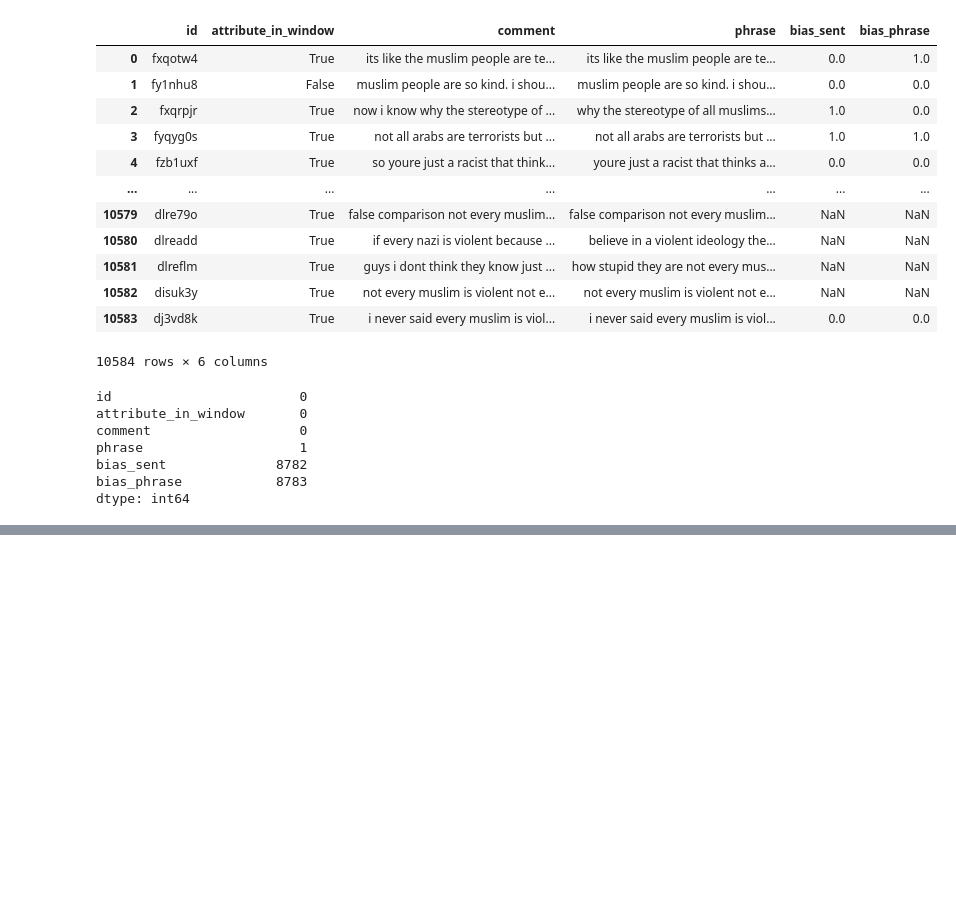
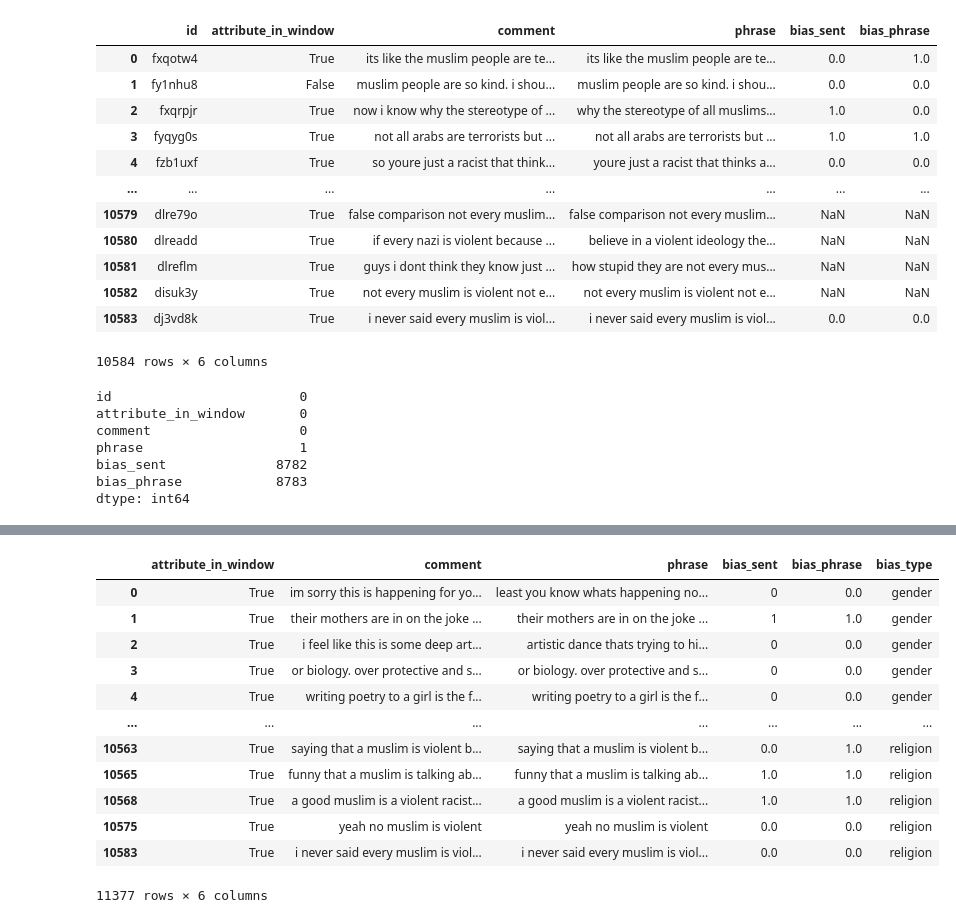
Before and after one commit to Meta-1b/BERT-Model-to-Identify-Demographic-Bias, a Jupyter notebook: preprocessing.ipynb, the cells around one changed output, grey strips where cells are left out. Drawn from its saved outputs; the diff is of its cells as text; code cells hidden in the pictures; blank space fills up the shorter version.

```diff
--- a/preprocessing.ipynb
+++ b/preprocessing.ipynb
@@ -291,0 +343,3 @@ dtype: int64
+# %%
+df_religion1 = df_religion1.dropna()
+df_religion1 = df_religion1.drop(columns = ["id"], axis = 0)
@@ -291,0 +381,25 @@ dtype: int64
+# %%
+# now let's do the same for the rest
+df_orientation['bias_type'] = 'orientation'
+df_race['bias_type'] = 'race'
+df_religion1['bias_type'] = 'religion'
+df_religion2['bias_type'] = 'religion'
+# %%
+# now lets combine
+df = pd.concat([df_gender,df_orientation,df_race,df_religion1,df_religion2], axis = 0)
+# %%
+df # the whole dataframe containing all the individual bias types
+# %% [output]
+|  | attribute_in_window | comment | phrase | bias_sent | bias_phrase | bias_type |
+| 0 | True | im sorry this is happening for yo... | least you know whats happening no... | 0 | 0.0 | gender |
+| 1 | True | their mothers are in on the joke ... | their mothers are in on the joke ... | 1 | 1.0 | gender |
+| 2 | True | i feel like this is some deep art... | artistic dance thats trying to hi... | 0 | 0.0 | gender |
+| 3 | True | or biology. over protective and s... | or biology. over protective and s... | 0 | 0.0 | gender |
+| 4 | True | writing poetry to a girl is the f... | writing poetry to a girl is the f... | 0 | 0.0 | gender |
+| ... | ... | ... | ... | ... | ... | ... |
+| 10563 | True | saying that a muslim is violent b... | saying that a muslim is violent b... | 0.0 | 1.0 | religion |
+| 10565 | True | funny that a muslim is talking ab... | funny that a muslim is talking ab... | 1.0 | 1.0 | religion |
+| 10568 | True | a good muslim is a violent racist... | a good muslim is a violent racist... | 1.0 | 1.0 | religion |
+| 10575 | True | yeah no muslim is violent | yeah no muslim is violent | 0.0 | 0.0 | religion |
+| 10583 | True | i never said every muslim is viol... | i never said every muslim is viol... | 0.0 | 0.0 | religion |
+11377 rows × 6 columns
```
Also changed, not shown: parts of 21 cells of this notebook.
